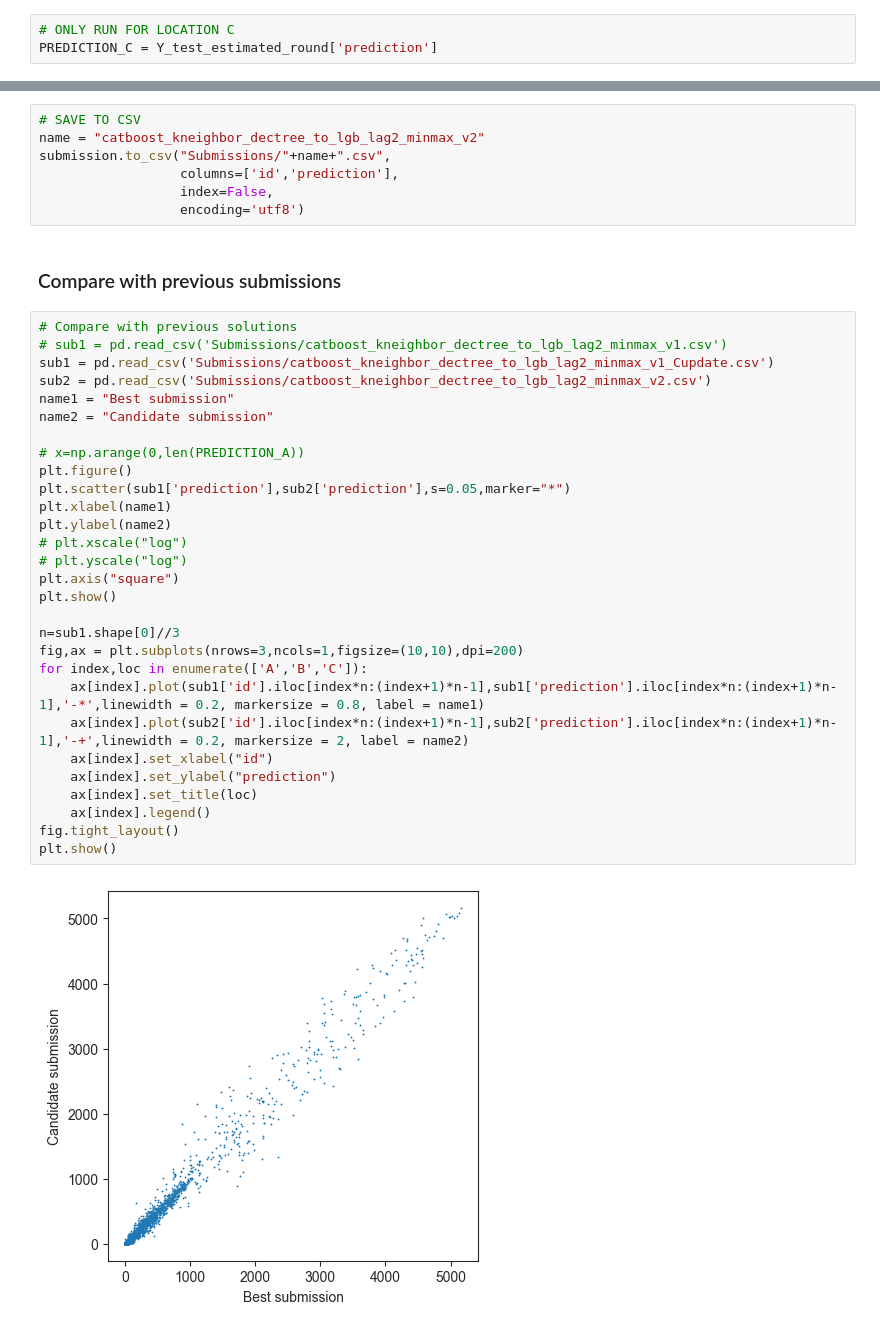
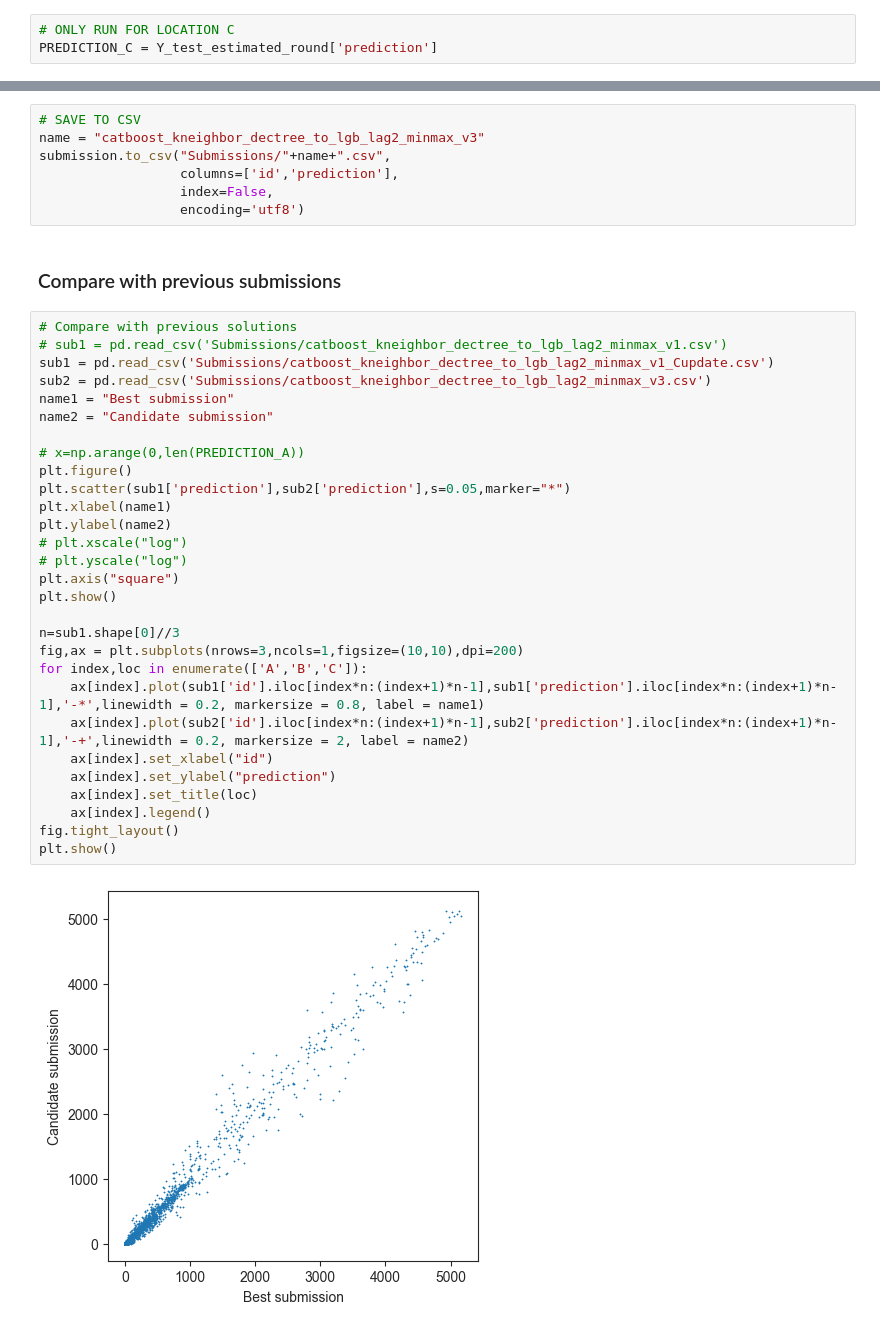
Before and after one commit to hugokerino/Energy-forecasting-NTNU, a Jupyter notebook: data/Noe/Short_notebook_1.ipynb, the cells around one changed output, grey strips where cells are left out. Drawn from its saved outputs; the diff is of its cells as text.

```diff
--- a/data/Noe/Short_notebook_1.ipynb
+++ b/data/Noe/Short_notebook_1.ipynb
@@ -1464,7 +1519,7 @@ submission
 2160 rows × 3 columns
 # %%
 # SAVE TO CSV
-name = "catboost_kneighbor_dectree_to_lgb_lag2_minmax_v2"
+name = "catboost_kneighbor_dectree_to_lgb_lag2_minmax_v3"
 submission.to_csv("Submissions/"+name+".csv",
                   columns=['id','prediction'],
                   index=False,
@@ -1474,31 +1529,31 @@ submission.to_csv("Submissions/"+name+".csv",
 # %%
 # Compare with previous solutions
 # sub1 = pd.read_csv('Submissions/catboost_kneighbor_dectree_to_lgb_lag2_minmax_v1.csv')
 sub1 = pd.read_csv('Submissions/catboost_kneighbor_dectree_to_lgb_lag2_minmax_v1_Cupdate.csv')
-sub2 = pd.read_csv('Submissions/catboost_kneighbor_dectree_to_lgb_lag2_minmax_v2.csv')
+sub2 = pd.read_csv('Submissions/catboost_kneighbor_dectree_to_lgb_lag2_minmax_v3.csv')
 name1 = "Best submission"
 name2 = "Candidate submission"
 
 # x=np.arange(0,len(PREDICTION_A))
 plt.figure()
 plt.scatter(sub1['prediction'],sub2['prediction'],s=0.05,marker="*")
 plt.xlabel(name1)
 plt.ylabel(name2)
 # plt.xscale("log")
 # plt.yscale("log")
 plt.axis("square")
 plt.show()
 
 n=sub1.shape[0]//3
 fig,ax = plt.subplots(nrows=3,ncols=1,figsize=(10,10),dpi=200)
 for index,loc in enumerate(['A','B','C']):
     ax[index].plot(sub1['id'].iloc[index*n:(index+1)*n-1],sub1['prediction'].iloc[index*n:(index+1)*n-1],'-*',linewidth = 0.2, markersize = 0.8, label = name1)
     ax[index].plot(sub2['id'].iloc[index*n:(index+1)*n-1],sub2['prediction'].iloc[index*n:(index+1)*n-1],'-+',linewidth = 0.2, markersize = 2, label = name2)
     ax[index].set_xlabel("id")
     ax[index].set_ylabel("prediction")
     ax[index].set_title(loc)
     ax[index].legend()
 fig.tight_layout()
 plt.show()
 # %% [output]
-[figure, old version]
+[figure, new version]
```
Also changed, not shown: parts of 15 cells of this notebook, 1 other file.
